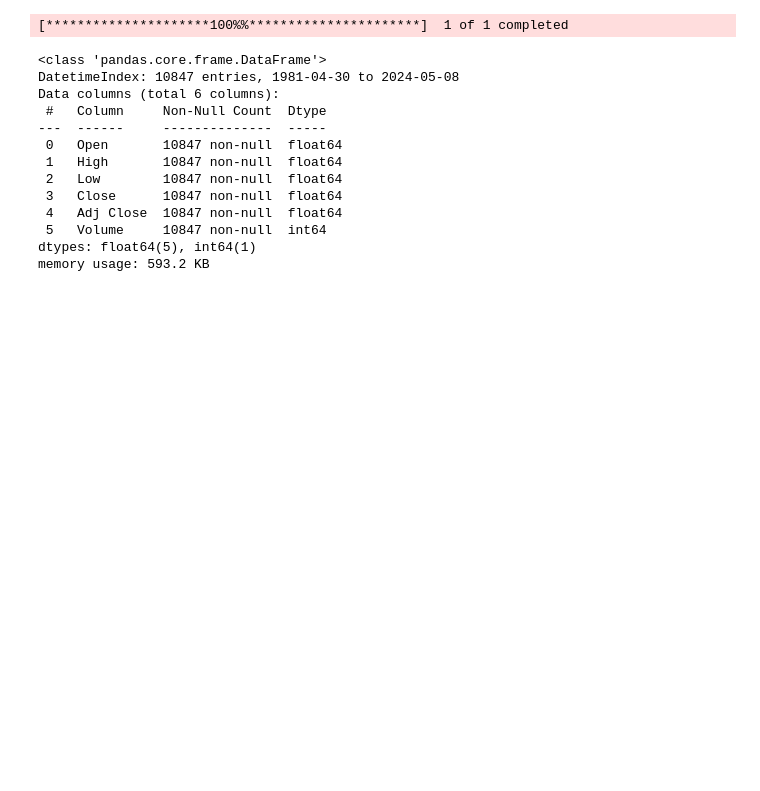
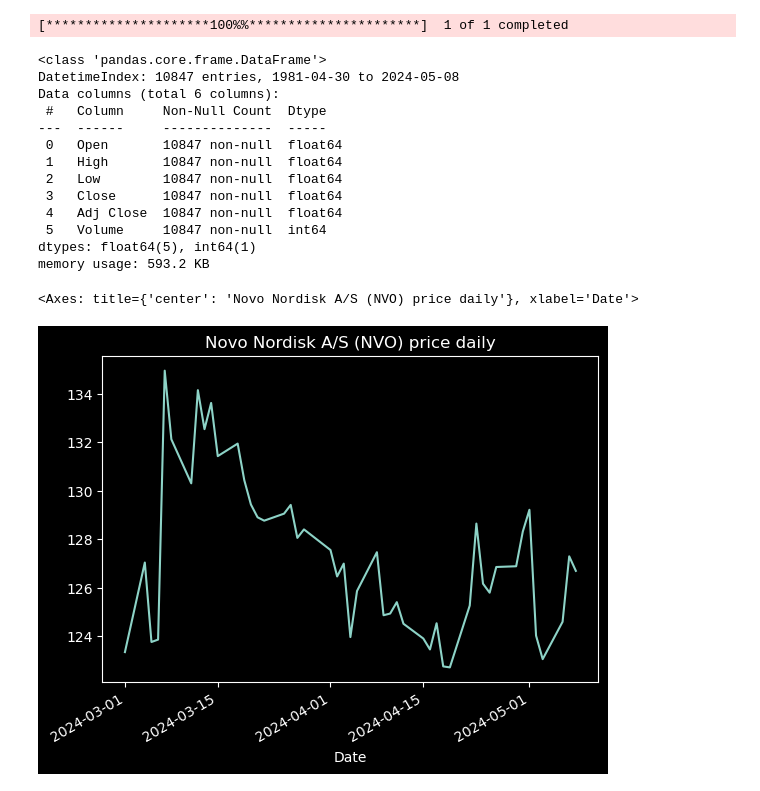
Before and after one commit to kibetamos/stock-markets-analytics-zoomcamp, a Jupyter notebook: 02-dataframe-analysis/Homework2.ipynb, the cells around one changed output. Saved outputs shown, nothing was run; the diff lists cells and outputs as text; code cells hidden in the pictures; blank space fills up the shorter version.

```diff
--- a/02-dataframe-analysis/Homework2.ipynb
+++ b/02-dataframe-analysis/Homework2.ipynb
@@ -257,3 +257,9 @@ memory usage: 593.2 KB
 # filter on date (index)
 # nvo_df_filtered_from_2020 = nvo_df[nvo_df.index>='2020-01-01']
 nvo_df_filtered_from_2024 = nvo_df[nvo_df.index>='2024-03-01']
+# %%
+# Chaining: select one column, draw a plot, of a type line
+nvo_df_filtered_from_2024['Adj Close'].plot.line(title='Novo Nordisk A/S (NVO) price daily')
+# %% [output]
+<Axes: title={'center': 'Novo Nordisk A/S (NVO) price daily'}, xlabel='Date'>
+[figure, added]
```
Also changed, not shown: parts of 18 cells of this notebook, 1 other file.
